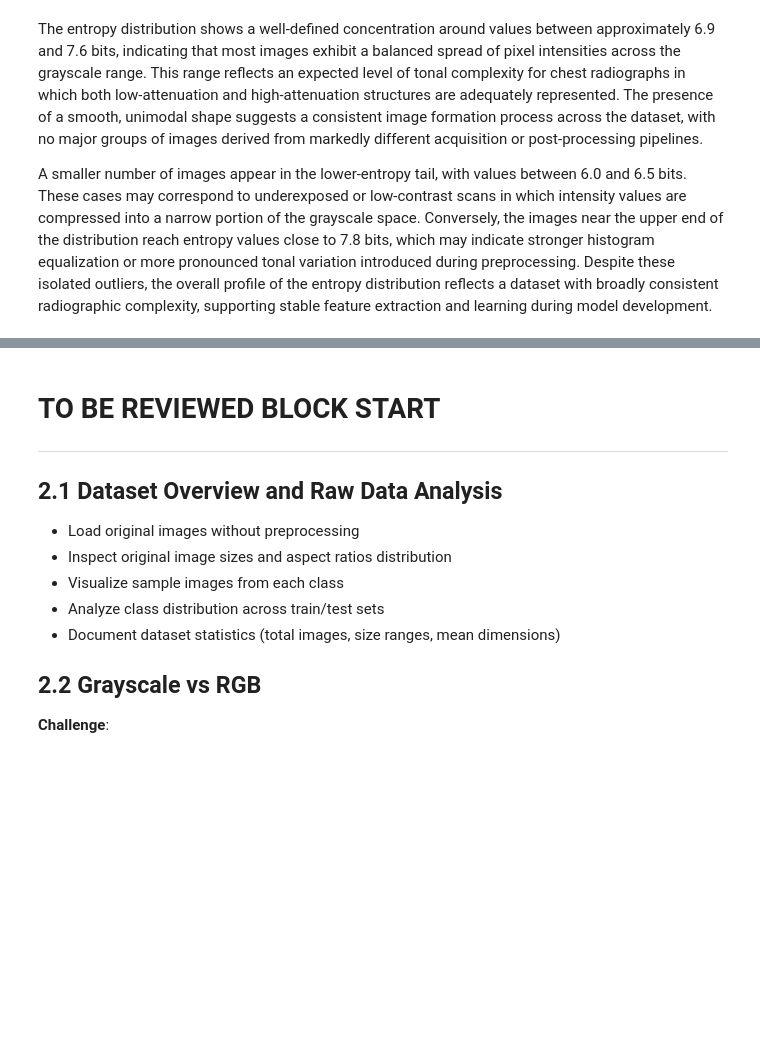
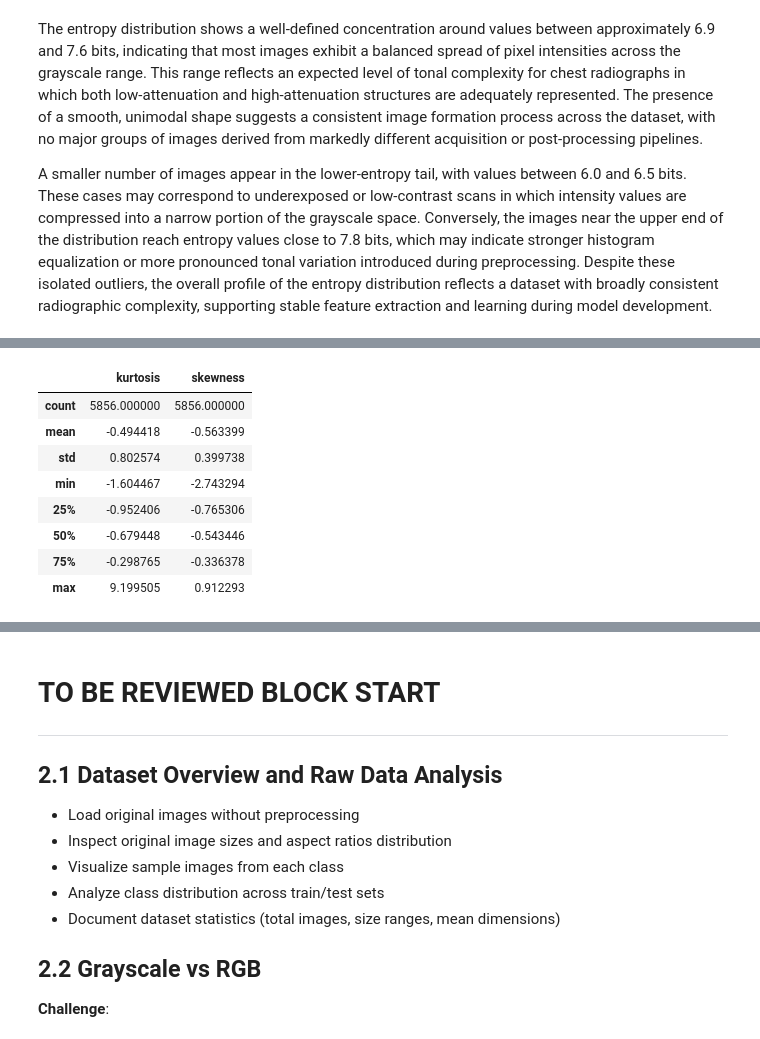
Before and after one commit to logus2k/apvc_p2, a Jupyter notebook: dl_for_cv_project2_v1.ipynb, the cells around one changed output, grey strips where cells are left out. Cells and saved outputs as stored; diff of their text form; code cells hidden in the pictures; blank space fills up the shorter version.

```diff
--- a/dl_for_cv_project2_v1.ipynb
+++ b/dl_for_cv_project2_v1.ipynb
@@ -298,0 +307,34 @@ A smaller number of images appear in the lower-entropy tail, with values between
+# %%
+# Compute kurtosis and skewness for a single image
+def compute_kurtosis_skew(image_path):
+	img = cv2.imread(image_path, cv2.IMREAD_GRAYSCALE)
+	if img is None:
+		return None, None
+	values = img.astype(np.float32).ravel()
+	return float(kurtosis(values)), float(skew(values))
+
+# Compute metrics for all dataset images
+results_shape = []
+for path in all_paths:
+	k, s = compute_kurtosis_skew(path)
+	if k is not None:
+		results_shape.append({
+			"image": path,
+			"kurtosis": k,
+			"skewness": s
+		})
+
+df_shape = pd.DataFrame(results_shape)
+
+# Display descriptive statistics
+display(df_shape.describe())
+# %% [output]
+|  | kurtosis | skewness |
+| count | 5856.000000 | 5856.000000 |
+| mean | -0.494418 | -0.563399 |
+| std | 0.802574 | 0.399738 |
+| min | -1.604467 | -2.743294 |
+| 25% | -0.952406 | -0.765306 |
+| 50% | -0.679448 | -0.543446 |
+| 75% | -0.298765 | -0.336378 |
+| max | 9.199505 | 0.912293 |
```
Also changed, not shown: parts of 8 cells of this notebook.
